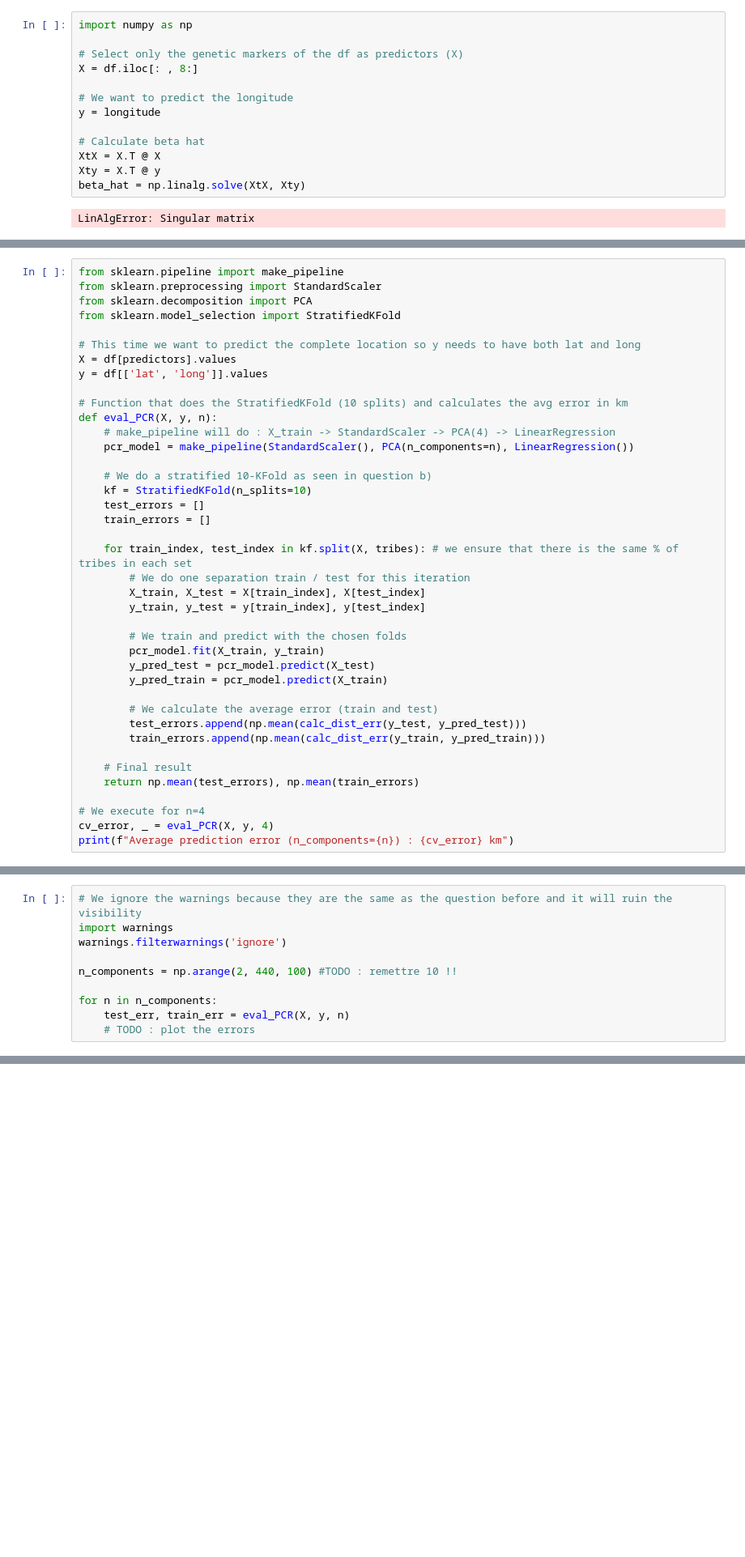
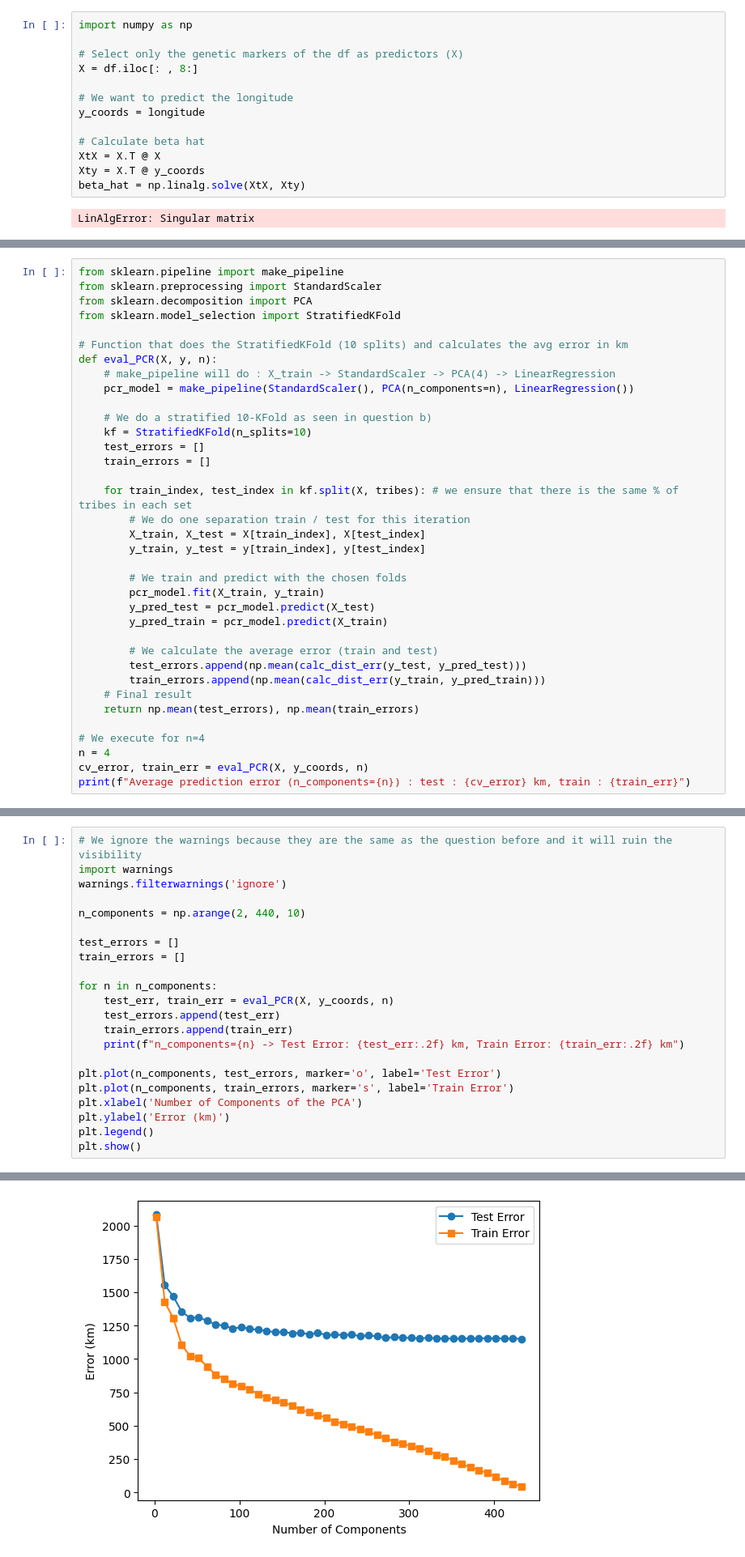
Before and after one commit to martinouks/isla_tp, a Jupyter notebook: TP2/TP2.ipynb, the cells around one changed output, grey strips where cells are left out. Shown at 81% size. Saved outputs shown, nothing was run; the diff lists cells and outputs as text; blank space fills up the shorter version.

```diff
--- a/TP2/TP2.ipynb
+++ b/TP2/TP2.ipynb
@@ -123,11 +123,11 @@ import numpy as np
 X = df.iloc[: , 8:]
 
 # We want to predict the longitude
-y = longitude
+y_coords = longitude
 
 # Calculate beta hat
 XtX = X.T @ X
-Xty = X.T @ y
+Xty = X.T @ y_coords
 beta_hat = np.linalg.solve(XtX, Xty)
 # %% [output]
 LinAlgError: Singular matrix
@@ -329,10 +329,6 @@ from sklearn.pipeline import make_pipeline
 from sklearn.preprocessing import StandardScaler
 from sklearn.decomposition import PCA
 from sklearn.model_selection import StratifiedKFold
-
-# This time we want to predict the complete location so y needs to have both lat and long
-X = df[predictors].values
-y = df[['lat', 'long']].values
 
 # Function that does the StratifiedKFold (10 splits) and calculates the avg error in km
 def eval_PCR(X, y, n):
@@ -357,11 +353,11 @@ def eval_PCR(X, y, n):
         # We calculate the average error (train and test)
         test_errors.append(np.mean(calc_dist_err(y_test, y_pred_test)))
         train_errors.append(np.mean(calc_dist_err(y_train, y_pred_train)))
-
     # Final result
     return np.mean(test_errors), np.mean(train_errors)
 
 # We execute for n=4
-cv_error, _ = eval_PCR(X, y, 4)
-print(f"Average prediction error (n_components={n}) : {cv_error} km")
+n = 4
+cv_error, train_err = eval_PCR(X, y_coords, n)
+print(f"Average prediction error (n_components={n}) : test : {cv_error} km, train : {train_err}")
 # %% [output]
@@ -373,8 +369,21 @@ Average prediction error (n_components=212) : 2007.63780962208 km
 import warnings
 warnings.filterwarnings('ignore')
 
-n_components = np.arange(2, 440, 100) #TODO : remettre 10 !!
+n_components = np.arange(2, 440, 10)
+
+test_errors = []
+train_errors = []
 
 for n in n_components:
-    test_err, train_err = eval_PCR(X, y, n)
-    # TODO : plot the errors
+    test_err, train_err = eval_PCR(X, y_coords, n)
+    test_errors.append(test_err)
+    train_errors.append(train_err)
+    print(f"n_components={n} -> Test Error: {test_err:.2f} km, Train Error: {train_err:.2f} km")
+
+plt.plot(n_components, test_errors, marker='o', label='Test Error')
+plt.plot(n_components, train_errors, marker='s', label='Train Error')
+plt.xlabel('Number of Components of the PCA')
+plt.ylabel('Error (km)')
+plt.legend()
+plt.show()
+# %% [output]
@@ -381,2 +407,3 @@ for n in n_components:
+[figure, added]
 # %% [markdown]
 **(e)** Which model would you keep? What is the prediction error for this model? Compare it with its corresponding training error. Plot the predicted coordinates on a map as in **Exercise 4(a)**. What can you conclude?
```
Also changed, not shown: parts of 10 cells of this notebook.
